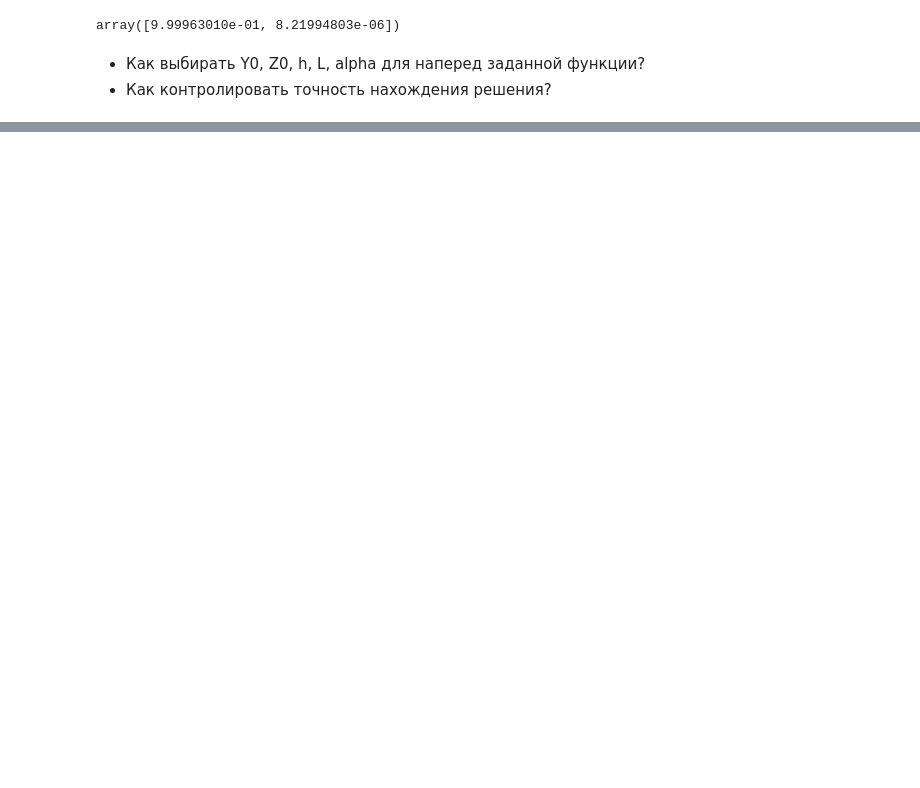
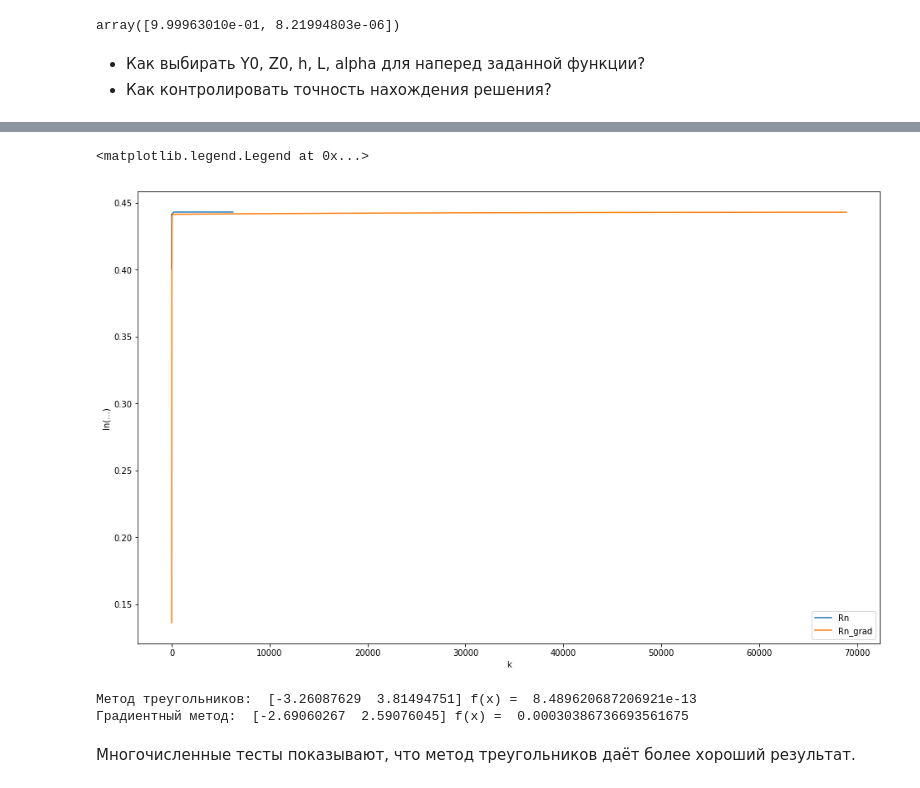
Before and after one commit to optimization673/io_grad_methods, a Jupyter notebook: report3.ipynb, the cells around one changed output, grey strips where cells are left out. Saved outputs shown, nothing was run; the diff lists cells and outputs as text; code cells hidden in the pictures; blank space fills up the shorter version.

```diff
--- a/report3.ipynb
+++ b/report3.ipynb
@@ -86,0 +111,17 @@ array([9.99963010e-01, 8.21994803e-06])
+# %%
+plt.plot([ln_diff(xk_rn[i]) for i in range(3, len(xk_rn))], label = "Rn")
+plt.plot([ln_diff(xk_grad[i]) for i in range(3, len(xk_grad))], label = "Rn_grad")
+plt.xlabel("k")
+plt.ylabel("ln(...)")
+plt.legend()
+# %% [output]
+<matplotlib.legend.Legend at 0x...>
+[figure, added]
+# %%
+print("Метод треугольников: ", xk_rn[len(xk_rn) - 1], "f(x) = ", func1(xk_rn[len(xk_rn) - 1]))
+print("Градиентный метод: ", xk_grad[len(xk_grad) - 1], "f(x) = ", func1(xk_grad[len(xk_grad) - 1]))
+# %% [output]
+Метод треугольников:  [-3.26087629  3.81494751] f(x) =  8.489620687206921e-13
+Градиентный метод:  [-2.69060267  2.59076045] f(x) =  0.00030386736693561675
+# %% [markdown]
+Многочисленные тесты показывают, что метод треугольников даёт более хороший результат.
```
Also changed, not shown: parts of 8 cells of this notebook.
